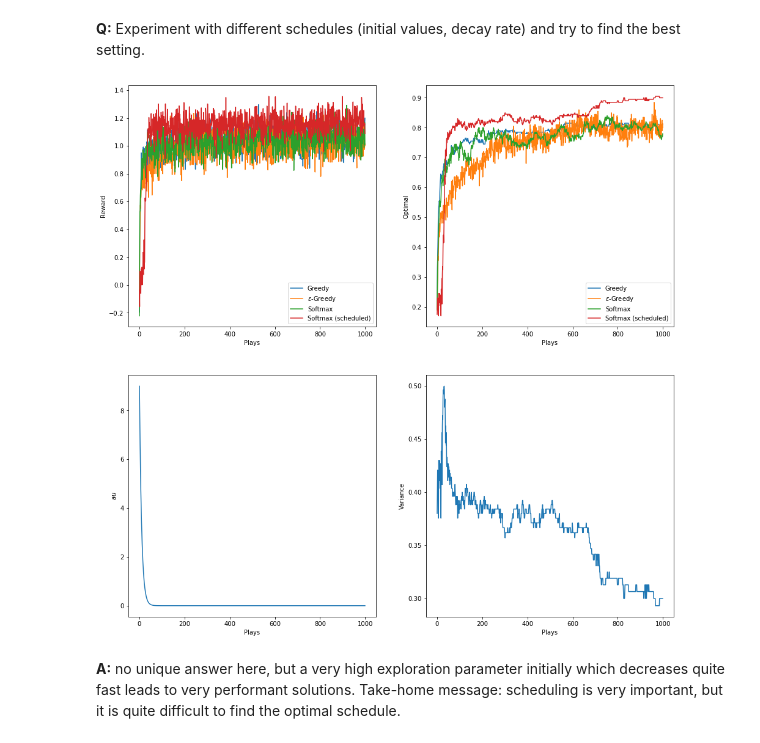
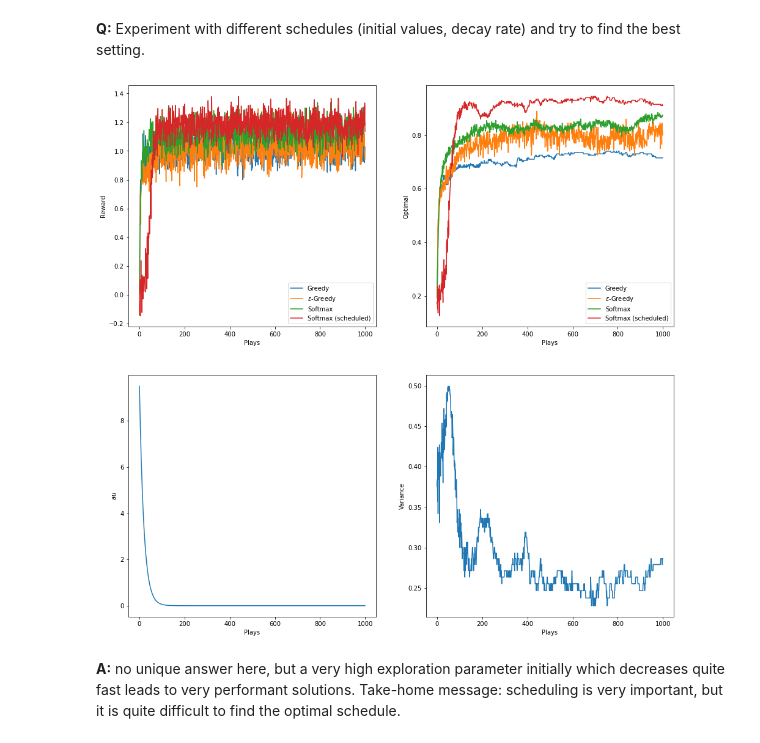
Before and after one commit to samyarmodabber/lecturenotes-deeprl, a Jupyter notebook: deeprl/5-exercises/4-Bandits-solution.ipynb, the cells around one changed output. Saved outputs shown, nothing was run; the diff lists cells and outputs as text; code cells hidden in the pictures.

```diff
--- a/deeprl/5-exercises/4-Bandits-solution.ipynb
+++ b/deeprl/5-exercises/4-Bandits-solution.ipynb
@@ -521,6 +523,9 @@ class SoftmaxAgent(GreedyAgent):
 
     def __init__(self, bandit, alpha, tau):
         self.tau = tau
+
+        # List of actions
+        self.actions = np.arange(bandit.nb_actions)
 
         # Call the constructor of GreedyAgent
         super().__init__(bandit, alpha)
@@ -531,7 +536,7 @@ class SoftmaxAgent(GreedyAgent):
 
         proba_softmax = logit / np.sum(logit)
 
-        action = rng.choice(np.arange(self.bandit.nb_actions), p=proba_softmax)
+        action = rng.choice(self.actions, p=proba_softmax)
 
         return action
 # %%
@@ -539,10 +544,10 @@ class SoftmaxAgent(GreedyAgent):
 nb_actions = 5
 
 # Learning rate
-alpha = 0.5
+alpha = 0.1
 
 # Tau for exploration
-tau = 0.2
+tau = 0.1
 
 rewards_softmax = []
 optimal_softmax = []
@@ -553,7 +558,7 @@ for trial in range(200):
     bandit = Bandit(nb_actions)
 
     # Estimates
-    agent = SoftmaxAgent(bandit, alpha, epsilon)
+    agent = SoftmaxAgent(bandit, alpha, tau)
 
     # Store the rewards after each step
     rewards, optimal = agent.train(1000)
@@ -602,6 +607,9 @@ class SoftmaxScheduledAgent(SoftmaxAgent):
         self.tau_decay = tau_decay
 
         self.tau_history = []
+
+        # List of actions
+        self.actions = np.arange(bandit.nb_actions)
 
         # Call the constructor of GreedyAgent
         super().__init__(bandit, alpha, tau)
@@ -612,7 +620,7 @@ class SoftmaxScheduledAgent(SoftmaxAgent):
         # Action selection
         logit = np.exp((self.Q_t - self.Q_t.max())/self.tau)
         proba_softmax = logit / np.sum(logit)
-        action = rng.choice(np.arange(self.bandit.nb_actions), p=proba_softmax)
+        action = rng.choice(self.actions, p=proba_softmax)
 
         # Decay tau
         self.tau = self.tau * (1 - self.tau_decay)
@@ -688,7 +696,7 @@ alpha = 0.1
 
 # Tau for exploration
 tau = 10.0
-tau_decay = 0.1
+tau_decay = 0.05
 
 rewards_softmaxscheduled = []
 optimal_softmaxscheduled = []
@@ -713,33 +721,33 @@ optimal_softmaxscheduled_std = np.std(optimal_softmaxscheduled, axis=0)
 optimal_softmaxscheduled = np.mean(optimal_softmaxscheduled, axis=0)
 
 # Plot the Q-values and the evolution of rewards
 plt.figure(figsize=(16, 16))
 plt.subplot(221)
 plt.plot(rewards_greedy, label="Greedy")
 plt.plot(rewards_egreedy, label="$\epsilon$-Greedy")
 plt.plot(rewards_softmax, label="Softmax")
 plt.plot(rewards_softmaxscheduled, label="Softmax (scheduled)")
 plt.legend()
 plt.xlabel("Plays")
 plt.ylabel("Reward")
 plt.subplot(222)
 plt.plot(optimal_greedy, label="Greedy")
 plt.plot(optimal_egreedy, label="$\epsilon$-Greedy")
 plt.plot(optimal_softmax, label="Softmax")
 plt.plot(optimal_softmaxscheduled, label="Softmax (scheduled)")
 plt.legend()
 plt.xlabel("Plays")
 plt.ylabel("Optimal")
 plt.subplot(223)
 plt.plot(agent.tau_history)
 plt.xlabel("Plays")
 plt.ylabel("$\tau$")
 plt.subplot(224)
 plt.plot(optimal_softmaxscheduled_std)
 plt.xlabel("Plays")
 plt.ylabel("Variance")
 plt.show()
 # %% [output]
-[figure, old version]
+[figure, new version]
 # %% [markdown]
 **A:** no unique answer here, but a very high exploration parameter initially which decreases quite fast leads to very performant solutions. Take-home message: scheduling is very important, but it is quite difficult to find the optimal schedule.
```
Also changed, not shown: parts of 9 cells of this notebook, 51 other files.
